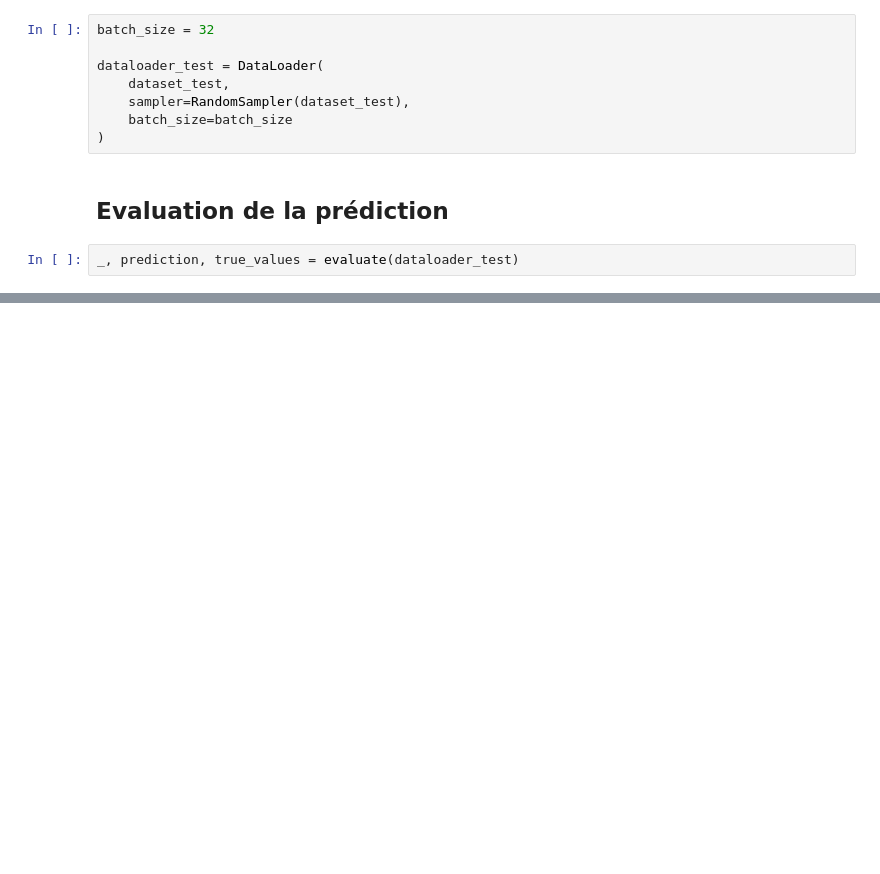
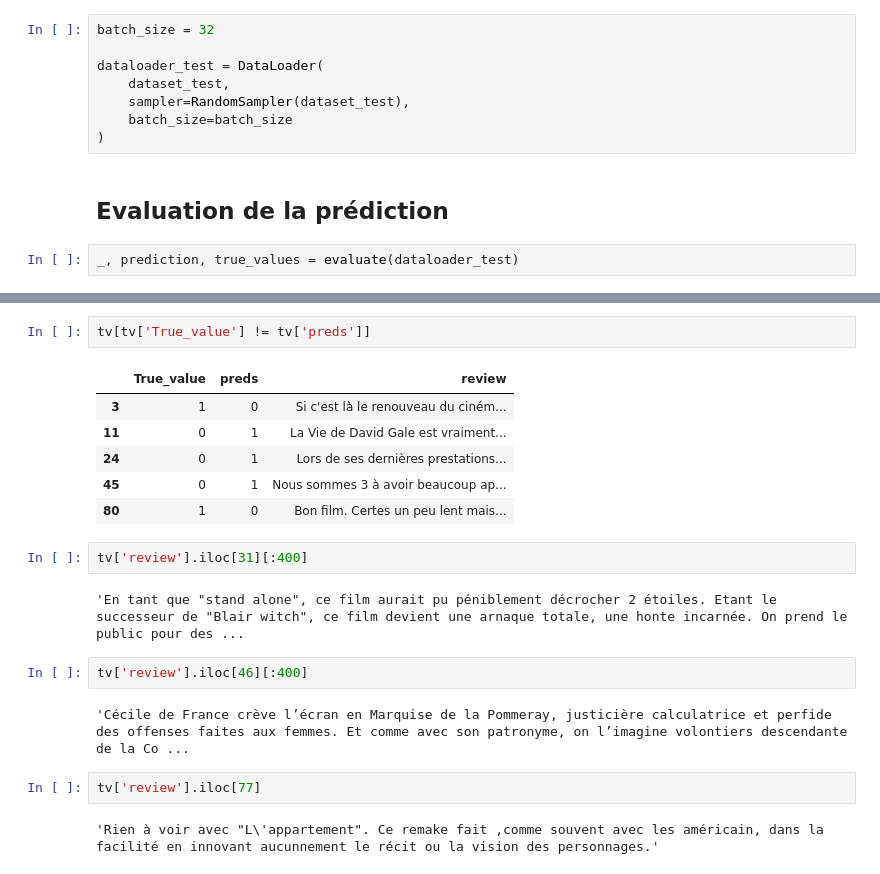
Before and after one commit to PierreSylvain/allocine-sentiment, a Jupyter notebook: CamemBERT_PT.ipynb, the cells around one changed output, grey strips where cells are left out. Cells and saved outputs as stored; diff of their text form; blank space fills up the shorter version.

```diff
--- a/CamemBERT_PT.ipynb
+++ b/CamemBERT_PT.ipynb
@@ -385,0 +521,21 @@ Malgrès un bon score, il convient de regarder les mauvaises prédictions afin d
+# %%
+tv[tv['True_value'] != tv['preds']]
+# %% [output]
+|  | True_value | preds | review |
+| 3 | 1 | 0 | Si c'est là le renouveau du ciném... |
+| 11 | 0 | 1 | La Vie de David Gale est vraiment... |
+| 24 | 0 | 1 | Lors de ses dernières prestations... |
+| 45 | 0 | 1 | Nous sommes 3 à avoir beaucoup ap... |
+| 80 | 1 | 0 | Bon film. Certes un peu lent mais... |
+# %%
+tv['review'].iloc[31][:400]
+# %% [output]
+'En tant que "stand alone", ce film aurait pu péniblement décrocher 2 étoiles. Etant le successeur de "Blair witch", ce film devient une arnaque totale, une honte incarnée. On prend le public pour des ...
+# %%
+tv['review'].iloc[46][:400]
+# %% [output]
+'Cécile de France crève l’écran en Marquise de la Pommeray, justicière calculatrice et perfide des offenses faites aux femmes. Et comme avec son patronyme, on l’imagine volontiers descendante de la Co ...
+# %%
+tv['review'].iloc[77]
+# %% [output]
+'Rien à voir avec "L\'appartement". Ce remake fait ,comme souvent avec les américain, dans la facilité en innovant aucunnement le récit ou la vision des personnages.'
```
Also changed, not shown: parts of 23 cells of this notebook.
